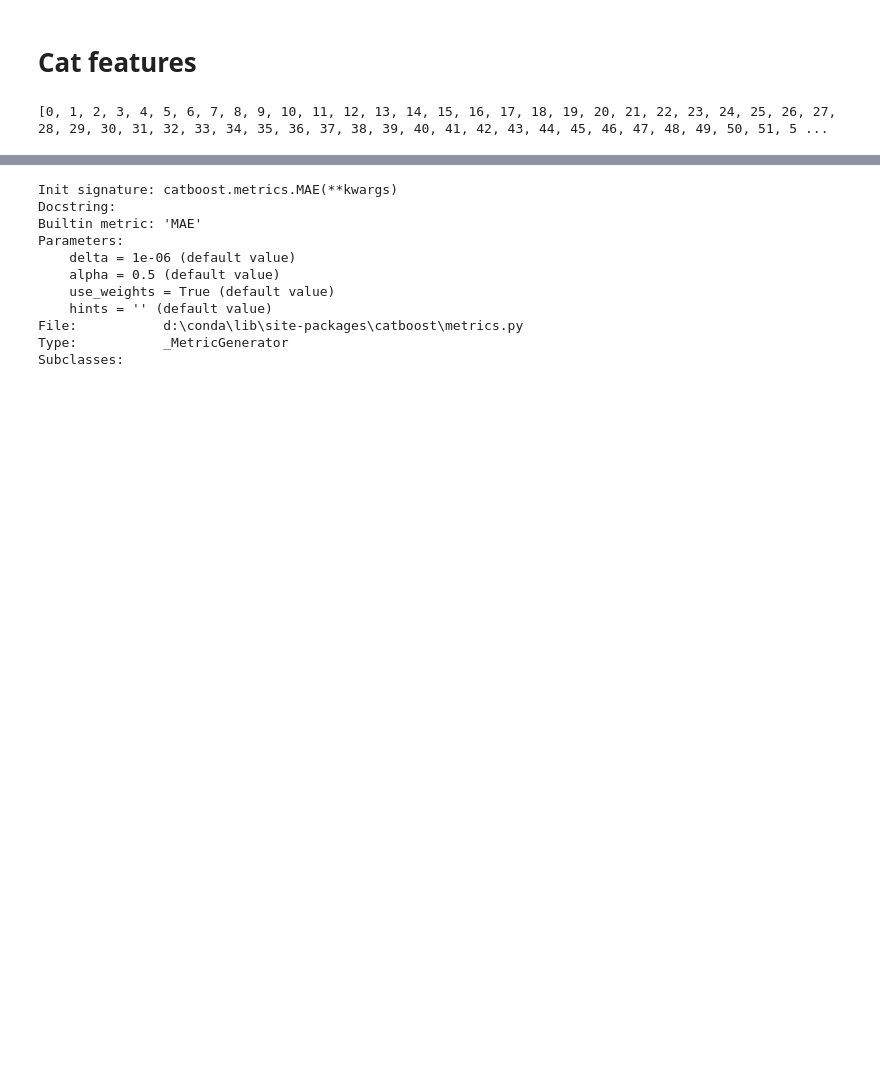
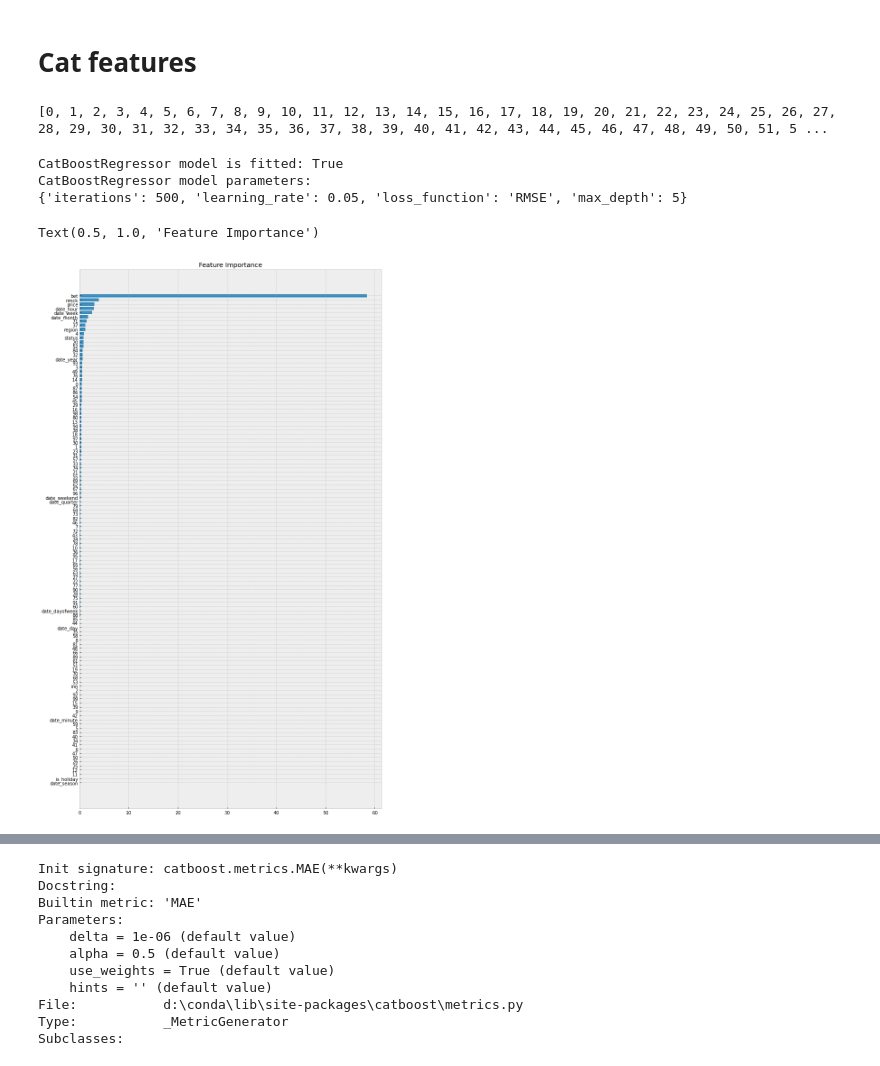
Before and after one commit to progressionnetwork/tenderhack_22, a Jupyter notebook: ds_works.ipynb, the cells around one changed output, grey strips where cells are left out. Cells and saved outputs as stored; diff of their text form; code cells hidden in the pictures; blank space fills up the shorter version.

```diff
--- a/ds_works.ipynb
+++ b/ds_works.ipynb
@@ -290,6 +267,7 @@ x = new_df.values
 min_max_scaler = preprocessing.MinMaxScaler()
 x_scaled = min_max_scaler.fit_transform(x)
 new_df = pd.DataFrame(x_scaled, columns=new_df.columns, index=new_df.index)
+new_df = new_df.replace(np.nan, 0)
 new_df
 # %% [output]
 |  | status | region | nmck | price | participans | bet | inn | date_year | date_month | date_week | ... |
@@ -308,8 +309,8 @@ new_df
 # %% [markdown]
 ### Пробуем предсказать статус закупки
 # %%
-X = new_df.drop("status", axis=1)
-y = new_df["status"]
+X = new_df.drop("participans", axis=1)
+y = new_df["participans"]
 # %% [markdown]
 # Cat features
 # %%
@@ -320,4 +321,25 @@ print(cat_features)
 # %%
 from sklearn.model_selection import train_test_split
 
-X_train, X_val, y_train, y_val = train_test_split(X, y, test_size=0.20, random_state=0)
+X_train, X_test, y_train, y_test = train_test_split(X, y, test_size=0.20, random_state=0)
+# %%
+model_CBR = CatBoostRegressor(iterations=500, max_depth=5, learning_rate=0.05, )
+model_CBR.fit(X_train, y_train, eval_set=(X_test, y_test), verbose=False)
+
+print('CatBoostRegressor model is fitted: ' + str(model_CBR.is_fitted()))
+print('CatBoostRegressor model parameters:')
+print(model_CBR.get_params())
+# %% [output]
+CatBoostRegressor model is fitted: True
+CatBoostRegressor model parameters:
+{'iterations': 500, 'learning_rate': 0.05, 'loss_function': 'RMSE', 'max_depth': 5}
+# %%
+feature_importance = model_CBR.feature_importances_
+sorted_idx = np.argsort(feature_importance)
+fig = plt.figure(figsize=(12, 22))
+plt.barh(range(len(sorted_idx)), feature_importance[sorted_idx], align='center')
+plt.yticks(range(len(sorted_idx)), np.array(X_test.columns)[sorted_idx])
+plt.title('Feature Importance')
+# %% [output]
+Text(0.5, 1.0, 'Feature Importance')
+[figure, added]
```
Also changed, not shown: parts of 11 cells of this notebook.
